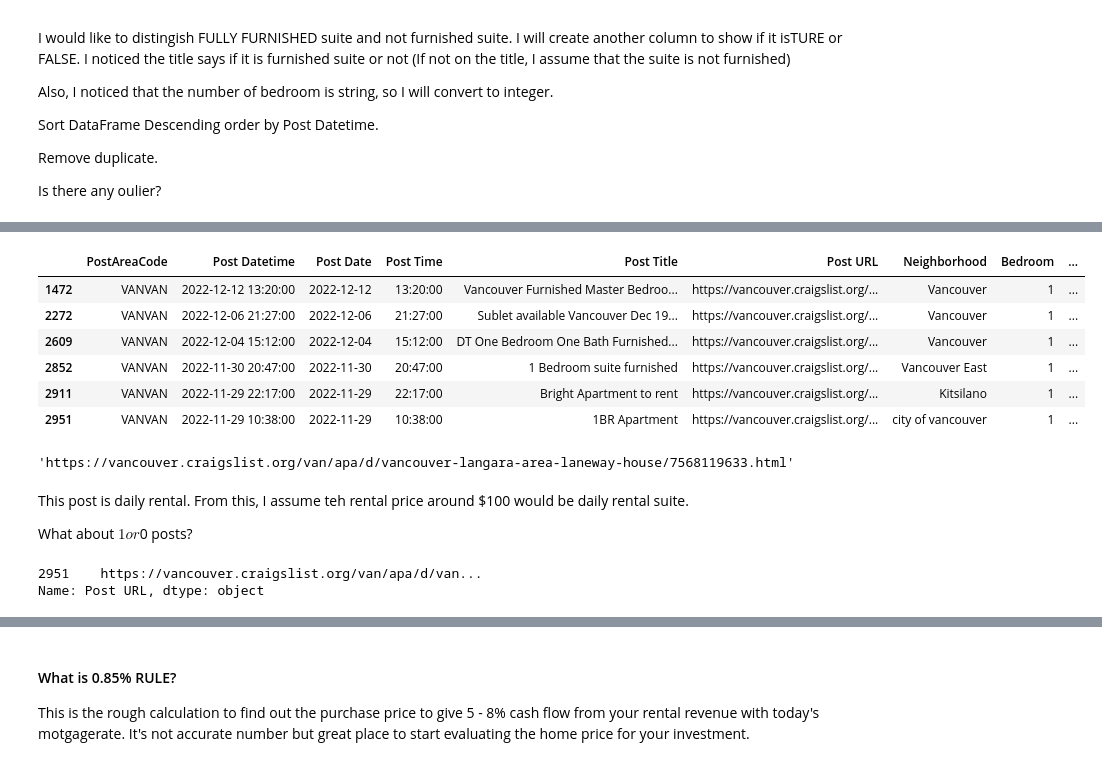
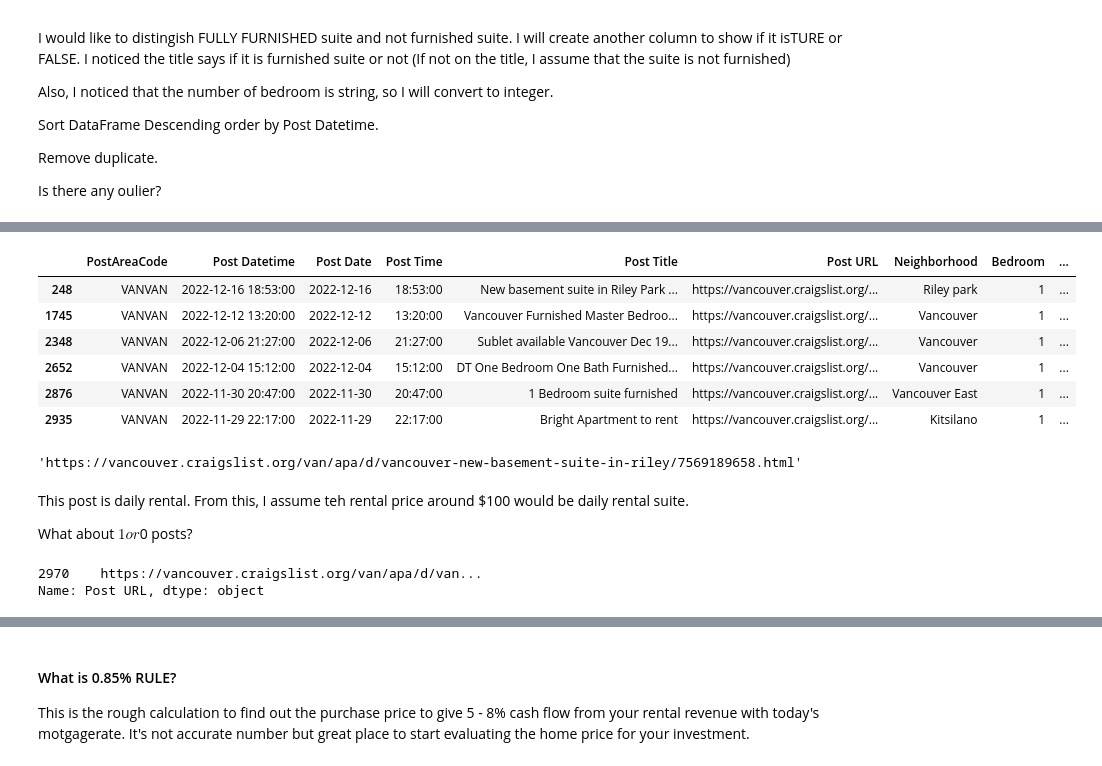
Before and after one commit to masaichig0/Data-Analysis-Project-1, a Jupyter notebook: rental_market_analysis_project.ipynb, the cells around one changed output, grey strips where cells are left out. Saved outputs shown, nothing was run; the diff lists cells and outputs as text; code cells hidden in the pictures.

```diff
--- a/rental_market_analysis_project.ipynb
+++ b/rental_market_analysis_project.ipynb
@@ -373,0 +379,3 @@ len(df)
+# %%
+#I found outlier so I drop it to start.
+df.drop(df[df["Price"] == 500000].index, axis=0, inplace=True)
@@ -374,19 +389,20 @@ len(df)
 # %%
-# Find out outlier -Post Price between $1 to $300
-df[df["Price"].between(1, 300)]
+# Search what kind of property under $300
+less_than_300 = df[df["Price"].between(2, 300)]
+less_than_300
 # %% [output]
 |  | PostAreaCode | Post Datetime | Post Date | Post Time | Post Title | Post URL | Neighborhood | Bedroom | ... |
-| 1472 | VANVAN | 2022-12-12 13:20:00 | 2022-12-12 | 13:20:00 | Vancouver Furnished Master Bedroo... | https://vancouver.craigslist.org/... | Vancouver | 1 | ... |
-| 2272 | VANVAN | 2022-12-06 21:27:00 | 2022-12-06 | 21:27:00 | Sublet available Vancouver Dec 19... | https://vancouver.craigslist.org/... | Vancouver | 1 | ... |
-| 2609 | VANVAN | 2022-12-04 15:12:00 | 2022-12-04 | 15:12:00 | DT One Bedroom One Bath Furnished... | https://vancouver.craigslist.org/... | Vancouver | 1 | ... |
-| 2852 | VANVAN | 2022-11-30 20:47:00 | 2022-11-30 | 20:47:00 | 1 Bedroom suite furnished | https://vancouver.craigslist.org/... | Vancouver East | 1 | ... |
-| 2911 | VANVAN | 2022-11-29 22:17:00 | 2022-11-29 | 22:17:00 | Bright Apartment to rent | https://vancouver.craigslist.org/... | Kitsilano | 1 | ... |
-| 2951 | VANVAN | 2022-11-29 10:38:00 | 2022-11-29 | 10:38:00 | 1BR Apartment | https://vancouver.craigslist.org/... | city of vancouver | 1 | ... |
+| 248 | VANVAN | 2022-12-16 18:53:00 | 2022-12-16 | 18:53:00 | New basement suite in Riley Park ... | https://vancouver.craigslist.org/... | Riley park | 1 | ... |
+| 1745 | VANVAN | 2022-12-12 13:20:00 | 2022-12-12 | 13:20:00 | Vancouver Furnished Master Bedroo... | https://vancouver.craigslist.org/... | Vancouver | 1 | ... |
+| 2348 | VANVAN | 2022-12-06 21:27:00 | 2022-12-06 | 21:27:00 | Sublet available Vancouver Dec 19... | https://vancouver.craigslist.org/... | Vancouver | 1 | ... |
+| 2652 | VANVAN | 2022-12-04 15:12:00 | 2022-12-04 | 15:12:00 | DT One Bedroom One Bath Furnished... | https://vancouver.craigslist.org/... | Vancouver | 1 | ... |
+| 2876 | VANVAN | 2022-11-30 20:47:00 | 2022-11-30 | 20:47:00 | 1 Bedroom suite furnished | https://vancouver.craigslist.org/... | Vancouver East | 1 | ... |
+| 2935 | VANVAN | 2022-11-29 22:17:00 | 2022-11-29 | 22:17:00 | Bright Apartment to rent | https://vancouver.craigslist.org/... | Kitsilano | 1 | ... |
 # %%
-# One of the low price post (post Price $120)
-df.loc[822]["Post URL"]
+# One of the low price post (post around $100)
+df.loc[less_than_300.index[0]]["Post URL"]
 # %% [output]
-'https://vancouver.craigslist.org/van/apa/d/vancouver-langara-area-laneway-house/7568119633.html'
+'https://vancouver.craigslist.org/van/apa/d/vancouver-new-basement-suite-in-riley/7569189658.html'
 # %% [markdown]
 This post is daily rental. From this, I assume teh rental price around $100 would be daily rental suite.
 
@@ -396,7 +412,7 @@ What about $1 or $0 posts?
 one_dollar = df[df["Price"] == 1]
 one_dollar["Post URL"]
 # %% [output]
-2951    https://vancouver.craigslist.org/van/apa/d/van...
+2970    https://vancouver.craigslist.org/van/apa/d/van...
 Name: Post URL, dtype: object
 # %%
 # $0 ads
```
Also changed, not shown: parts of 39 cells of this notebook, 2 other files.
